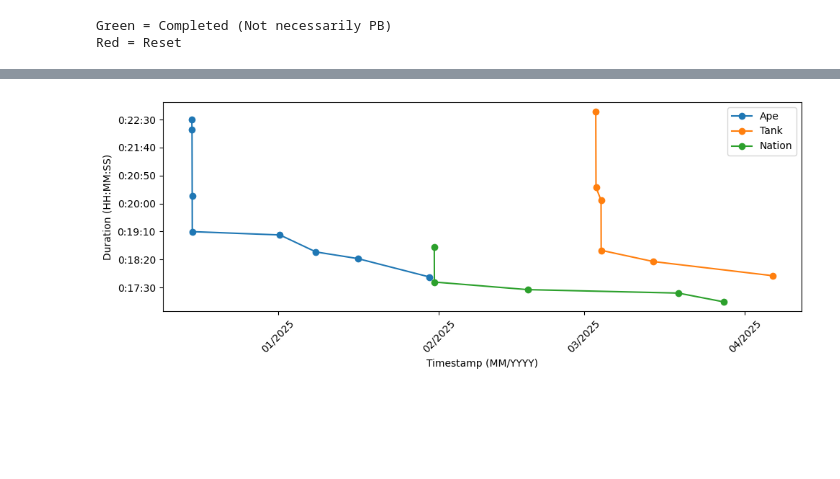
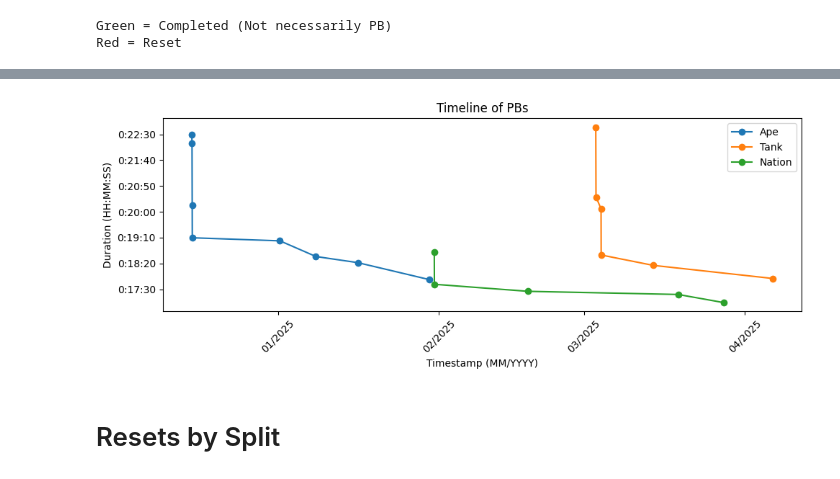
Before and after one commit to DillonThornberry/Livesplit_analyzer, a Jupyter notebook: runstats.ipynb, the cells around one changed output, grey strips where cells are left out. Drawn from its saved outputs; the diff is of its cells as text; code cells hidden in the pictures; blank space fills up the shorter version.

Commit message:
resets per split

```diff
--- a/runstats.ipynb
+++ b/runstats.ipynb
@@ -125,31 +111,34 @@ import matplotlib.ticker as ticker
 from datetime import timedelta
 
 
 # Create plot
 fig, ax = plt.subplots(figsize=(10, 4))
 for runner in runners:
     pbDf = pbDfs[runner]
     timestamps = pbDf['started']
     durations_in_seconds = pbDf['secs']
     ax.plot(timestamps, durations_in_seconds, marker='o', linestyle='-', label=runner)
 
 # Y-axis: Format seconds to HH:MM:SS
 def seconds_to_hhmmss(x, pos):
     td = timedelta(seconds=x)
     return str(td)
 
 ax.yaxis.set_major_formatter(ticker.FuncFormatter(seconds_to_hhmmss))
 
 # X-axis: Format as MM/YYYY with ticks at month starts
 ax.xaxis.set_major_locator(mdates.MonthLocator())
 ax.xaxis.set_major_formatter(mdates.DateFormatter('%m/%Y'))
 
 # Rotate labels
 plt.xticks(rotation=45)
+ax.set_title('Timeline of PBs')
 ax.set_ylabel("Duration (HH:MM:SS)")
 ax.set_xlabel("Timestamp (MM/YYYY)")
 ax.legend()
 plt.tight_layout()
 plt.show()
 # %% [output]
-[figure, old version]
+[figure, new version]
+# %% [markdown]
+# Resets by Split
```
Also changed, not shown: parts of 4 cells of this notebook, 2 other files.
